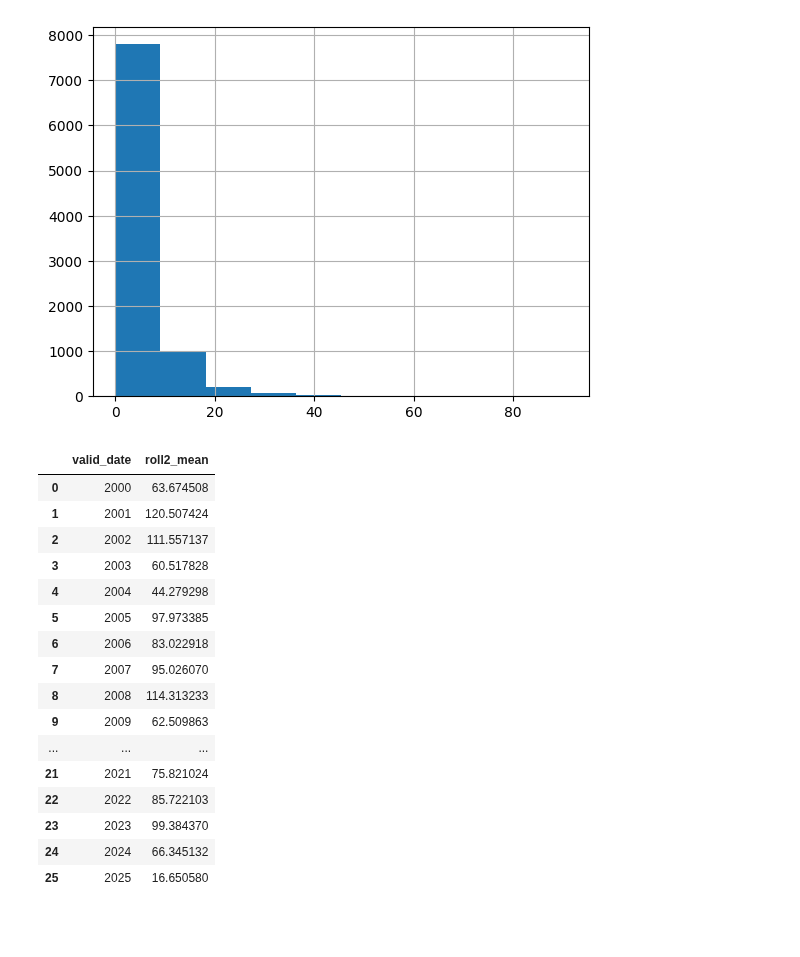
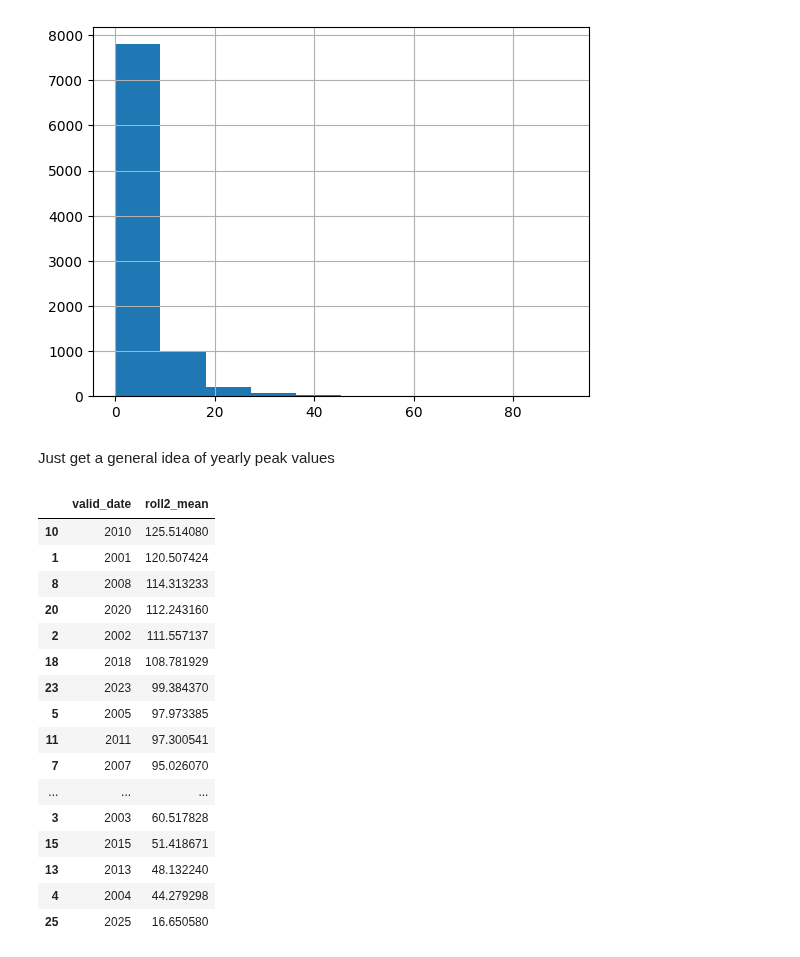
Before and after one commit to OCHA-DAP/ds-aa-cub-hurricanes, a Jupyter notebook: exploration/imerg.ipynb, the cells around one changed output. Saved outputs shown, nothing was run; the diff lists cells and outputs as text; code cells hidden in the pictures; blank space fills up the shorter version.

```diff
--- a/exploration/imerg.ipynb
+++ b/exploration/imerg.ipynb
@@ -22,25 +31,27 @@ df_imerg["mean"].hist()
 [figure]
 # %%
 df_imerg["roll2_mean"] = df_imerg["mean"].rolling(2).sum()
+# %% [markdown]
+Just get a general idea of yearly peak values
 # %%
 df_imerg.groupby(df_imerg["valid_date"].dt.year)[
     "roll2_mean"
-].max().reset_index()
+].max().reset_index().sort_values("roll2_mean", ascending=False)
 # %% [output]
 |  | valid_date | roll2_mean |
-| 0 | 2000 | 63.674508 |
+| 10 | 2010 | 125.514080 |
 | 1 | 2001 | 120.507424 |
+| 8 | 2008 | 114.313233 |
+| 20 | 2020 | 112.243160 |
 | 2 | 2002 | 111.557137 |
+| 18 | 2018 | 108.781929 |
+| 23 | 2023 | 99.384370 |
+| 5 | 2005 | 97.973385 |
+| 11 | 2011 | 97.300541 |
+| 7 | 2007 | 95.026070 |
+| ... | ... | ... |
 | 3 | 2003 | 60.517828 |
+| 15 | 2015 | 51.418671 |
+| 13 | 2013 | 48.132240 |
 | 4 | 2004 | 44.279298 |
-| 5 | 2005 | 97.973385 |
-| 6 | 2006 | 83.022918 |
-| 7 | 2007 | 95.026070 |
-| 8 | 2008 | 114.313233 |
-| 9 | 2009 | 62.509863 |
-| ... | ... | ... |
-| 21 | 2021 | 75.821024 |
-| 22 | 2022 | 85.722103 |
-| 23 | 2023 | 99.384370 |
-| 24 | 2024 | 66.345132 |
 | 25 | 2025 | 16.650580 |
```
Also changed, not shown: parts of 14 cells of this notebook, 9 other files.
